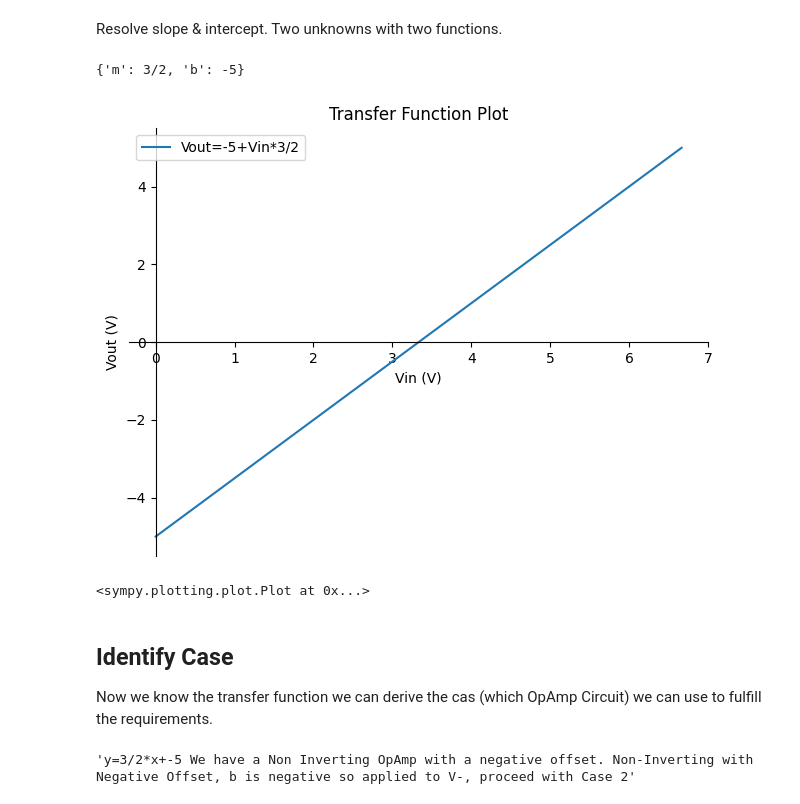
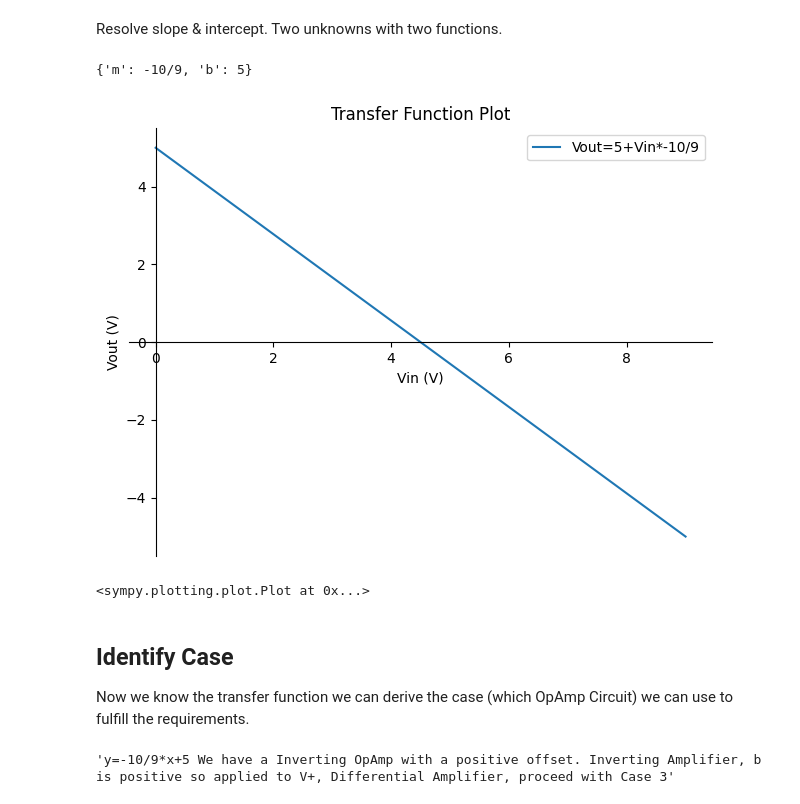
Before and after one commit to h-filzer/OpAmp-Notebooks, a Jupyter notebook: 01-opamp-gain-and-offset.ipynb, the cells around one changed output. Saved outputs shown, nothing was run; the diff lists cells and outputs as text; code cells hidden in the pictures.

```diff
--- a/01-opamp-gain-and-offset.ipynb
+++ b/01-opamp-gain-and-offset.ipynb
@@ -46,13 +46,13 @@ Vcc=10
 
 
 #SAW case2
-x1=0; y1=-5; x2=Rational(2*Vcc,3); y2=5
+#x1=0; y1=-5; x2=Rational(2*Vcc,3); y2=5
 
 #Pulse
 #x1=Rational((Vcc-1)); y1=-5; x2=0; y2=5
 
 #Pulse inverted output case3
-#x1=Rational((Vcc-1)); y1=-5; x2=0; y2=5
+x1=Rational((Vcc-1)); y1=-5; x2=0; y2=5
 # %%
 %matplotlib inline
 #%pip install sympy numpy pyspice
@@ -104,15 +104,15 @@ lin_eq.subs([(x,x2),(y,y2)])
 ))
 {'m':m,'b':b}
 # %% [output]
-{'m': 3/2, 'b': -5}
+{'m': -10/9, 'b': 5}
 # %%
-sp.plot(m*x+b, (x,x1,x2),label=f"Vout={b}+Vin*{m}", xlabel="Vin (V)", ylabel="Vout (V)", title="Transfer Function Plot", legend=True, adaptive=False, nb_of_points=2,)
+sp.plot(m*x+b, (x,x1,x2),label=f"Vout={b}+Vin*{m}", xlabel="Vin (V)", ylabel="Vout (V)", title="Transfer Function Plot", legend=True, adaptive=False, nb_of_points=2)
 # %% [output]
-[figure, old version]
+[figure, new version]
 <sympy.plotting.plot.Plot at 0x...>
 # %% [markdown]
 ## Identify Case
-Now we know the transfer function we can derive the cas (which OpAmp Circuit) we can use to fulfill the requirements.
+Now we know the transfer function we can derive the case (which OpAmp Circuit) we can use to fulfill the requirements.
 # %%
 invertingOpAmp="Inverting OpAmp"
 nonInvertingOpAmp="Non Inverting OpAmp"
@@ -143,7 +143,7 @@ if (isInvertingOpAmp and not isPostitiveIntercept):
 
 f"y={m}*x+{b} We have a {opAmpType} with a {interceptSign} offset. {referenceCircuit}"
 # %% [output]
-'y=3/2*x+-5 We have a Non Inverting OpAmp with a negative offset. Non-Inverting with Negative Offset, b is negative so applied to V-, proceed with Case 2'
+'y=-10/9*x+5 We have a Inverting OpAmp with a positive offset. Inverting Amplifier, b is positive so applied to V+, Differential Amplifier, proceed with Case 3'
 # %%
 md(f"## Proceed to [Case{case}](./02-case{case}.ipynb)")
 # %% [output]
```
Also changed, not shown: parts of 2 cells of this notebook, 6 other files.
